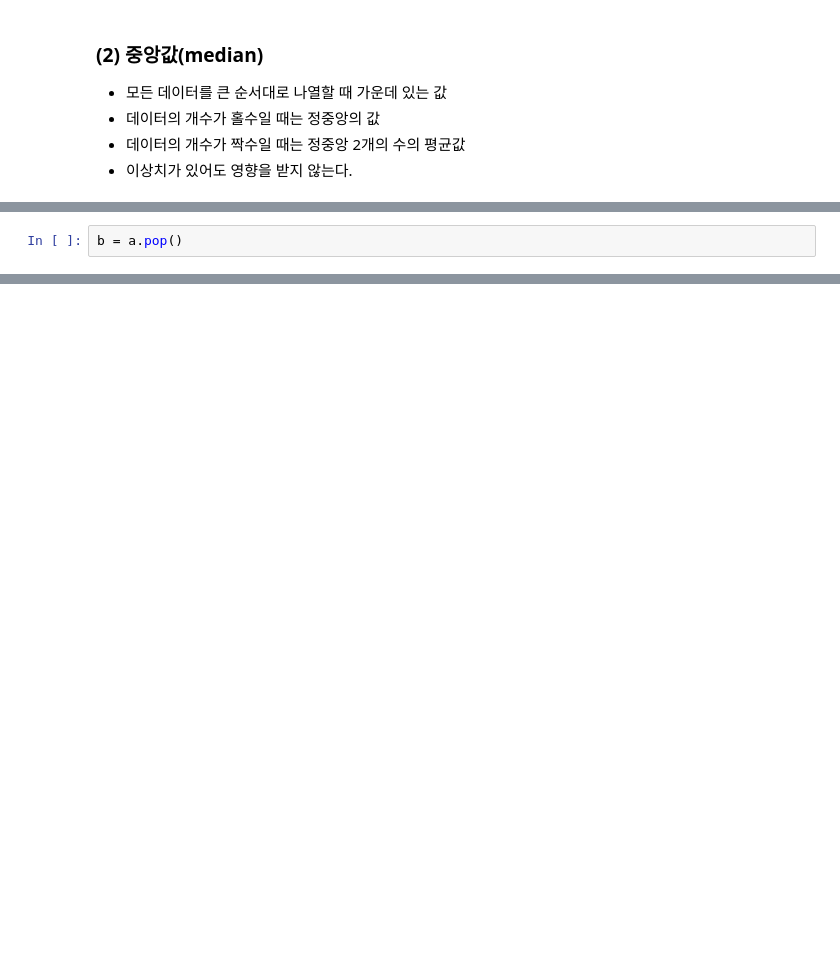
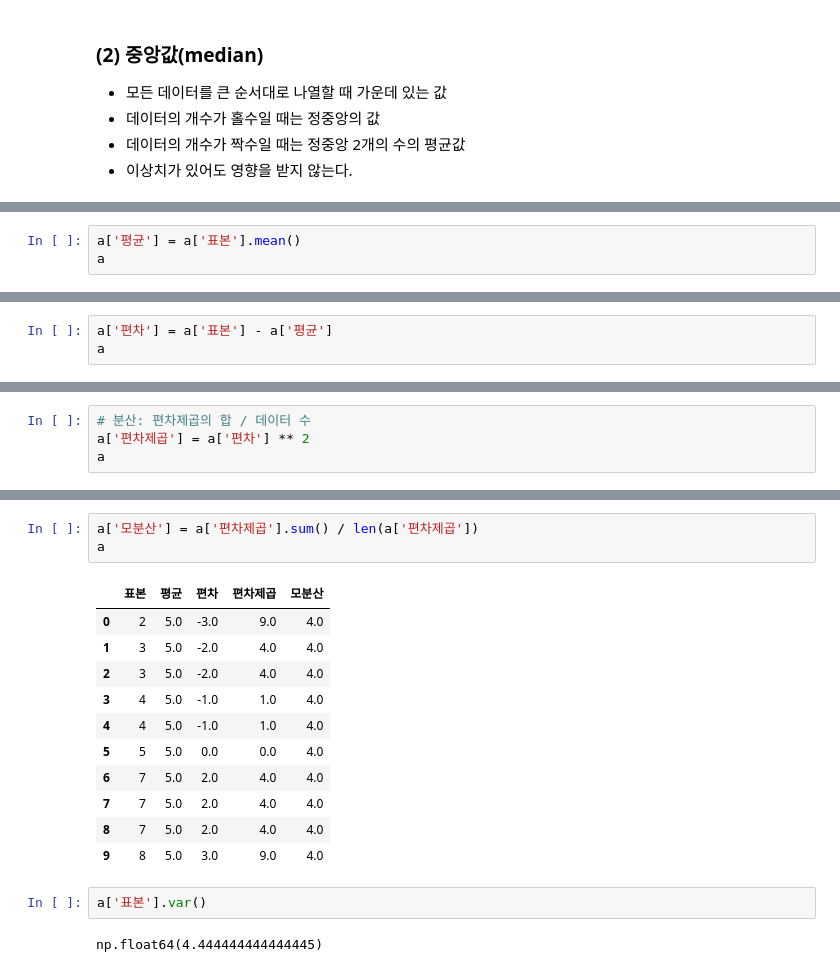
Before and after one commit to LongS1eeper/fintech_service_2nd, a Jupyter notebook: 05machine_learning/14기초통계의이해.ipynb, the cells around one changed output, grey strips where cells are left out. Saved outputs shown, nothing was run; the diff lists cells and outputs as text; blank space fills up the shorter version.

```diff
--- a/05machine_learning/14기초통계의이해.ipynb
+++ b/05machine_learning/14기초통계의이해.ipynb
@@ -42,2 +83,0 @@ AttributeError: 'numpy.ndarray' object has no attribute 'median'
-# %%
-b = a.pop()
@@ -65,0 +288,3 @@ NameError: name 'gmean' is not defined
+# %%
+a['평균'] = a['표본'].mean()
+a
@@ -65,0 +303,3 @@ NameError: name 'gmean' is not defined
+# %%
+a['편차'] = a['표본'] - a['평균']
+a
@@ -65,0 +331,4 @@ NameError: name 'gmean' is not defined
+# %%
+# 분산: 편차제곱의 합 / 데이터 수
+a['편차제곱'] = a['편차'] ** 2
+a
@@ -65,0 +347,19 @@ NameError: name 'gmean' is not defined
+# %%
+a['모분산'] = a['편차제곱'].sum() / len(a['편차제곱'])
+a
+# %% [output]
+|  | 표본 | 평균 | 편차 | 편차제곱 | 모분산 |
+| 0 | 2 | 5.0 | -3.0 | 9.0 | 4.0 |
+| 1 | 3 | 5.0 | -2.0 | 4.0 | 4.0 |
+| 2 | 3 | 5.0 | -2.0 | 4.0 | 4.0 |
+| 3 | 4 | 5.0 | -1.0 | 1.0 | 4.0 |
+| 4 | 4 | 5.0 | -1.0 | 1.0 | 4.0 |
+| 5 | 5 | 5.0 | 0.0 | 0.0 | 4.0 |
+| 6 | 7 | 5.0 | 2.0 | 4.0 | 4.0 |
+| 7 | 7 | 5.0 | 2.0 | 4.0 | 4.0 |
+| 8 | 7 | 5.0 | 2.0 | 4.0 | 4.0 |
+| 9 | 8 | 5.0 | 3.0 | 9.0 | 4.0 |
+# %%
+a['표본'].var()
+# %% [output]
+np.float64(4.444444444444445)
```
Also changed, not shown: parts of 45 cells of this notebook.
